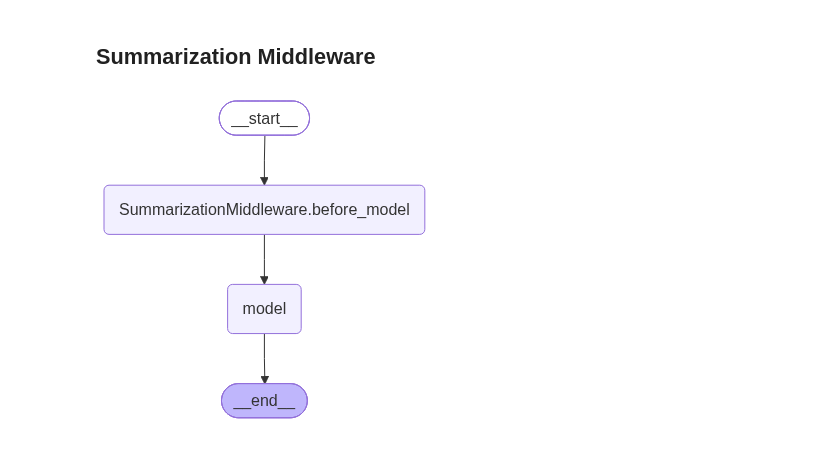
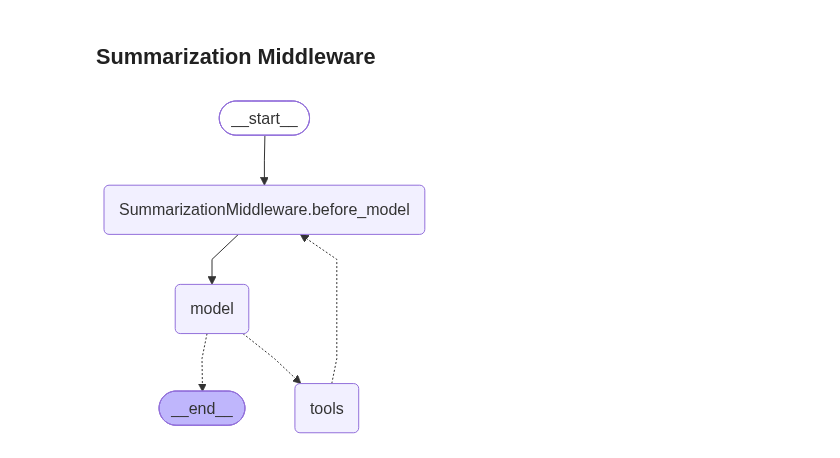
Before and after one commit to navdeep-projects/AIProjects, a Jupyter notebook: 2-HeathcareAgent/middlware.ipynb, the cells around one changed output. Cells and saved outputs as stored; diff of their text form; code cells hidden in the pictures.

```diff
--- a/2-HeathcareAgent/middlware.ipynb
+++ b/2-HeathcareAgent/middlware.ipynb
@@ -20,29 +20,42 @@ truststore.inject_into_ssl()
 # %%
 from langchain_openai import ChatOpenAI
 from langchain.agents import create_agent
 from langchain.agents.middleware import SummarizationMiddleware
 from langgraph.checkpoint.memory import InMemorySaver
 from langchain_core.messages import HumanMessage, SystemMessage
+from langchain_core.tools import Tool, tool
+
+@tool
+def search_hotels(city : str) -> str :
+    """Search hotels -returns long response to use more tokens."""
+    return f"""" Hotel in {city}
+         1. Grand Hotel - 5star, $350/night, spa, pool , gym
+         2. City Inn - 4 Star, $200/night, free breakfast
+         3. Luxury Suites - 5 Star, $400/night, rooftop bar, gym"""
+
 
 model = ChatOpenAI(model="gpt-4o",
         api_key=os.getenv("OPENAI_API_KEY"),
         )
 
 middlewareAgent = create_agent(
     model=model,
+    tools =[search_hotels],
     debug=True,
     middleware=[SummarizationMiddleware(
         model=model,
-        trigger=("messages", 10),
-        keep=("messages", 3),
+        #trigger=("messages", 10),
+        # keep=("messages", 3),
+        trigger = ("tokens", 550),
+        keep = ("tokens", 200),
     )],
     checkpointer=InMemorySaver(),
 )
 
 ### Message based summarization
 middlewareAgent
 # %% [output]
-[figure, old version]
+[figure, new version]
 # %%
 ## Run with thread Id
 config = {"configurable": {"thread_id": "test1"}}
```
Also changed, not shown: parts of 2 cells of this notebook, 8 other files.
